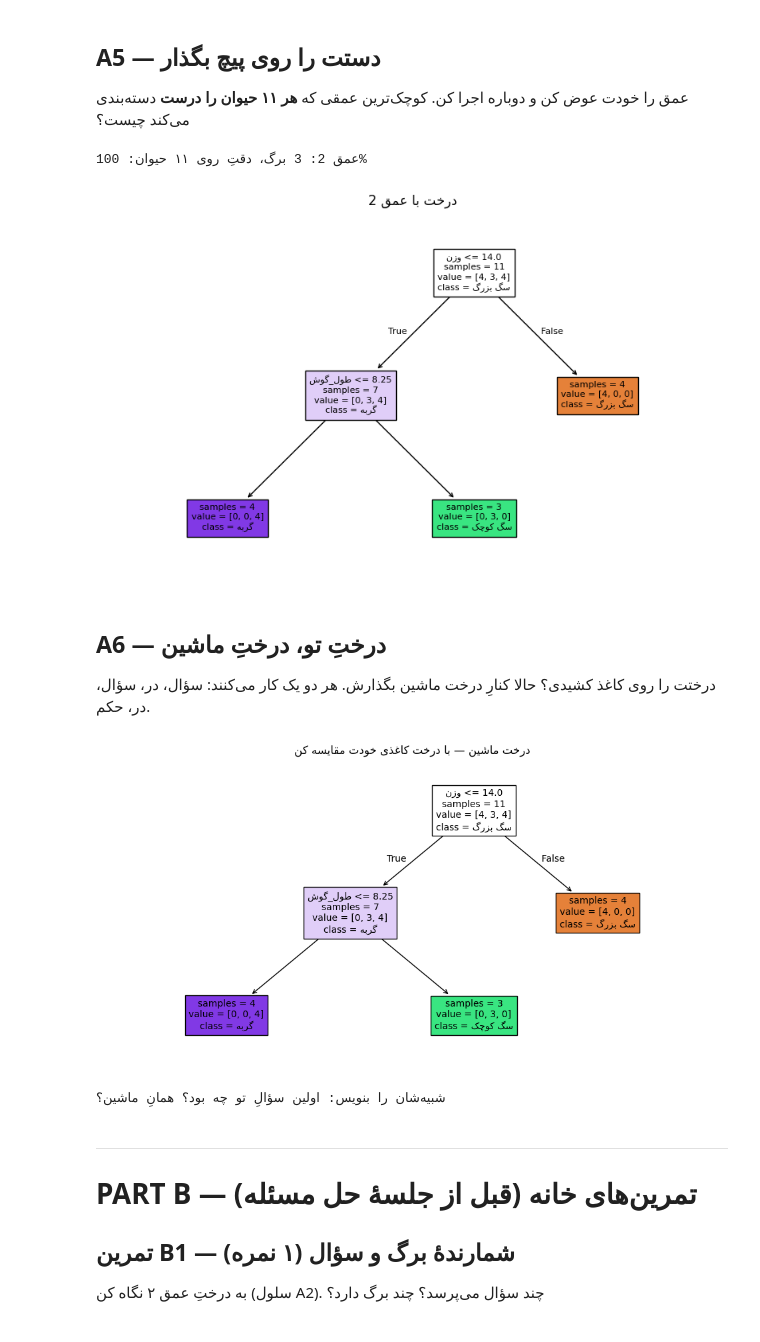
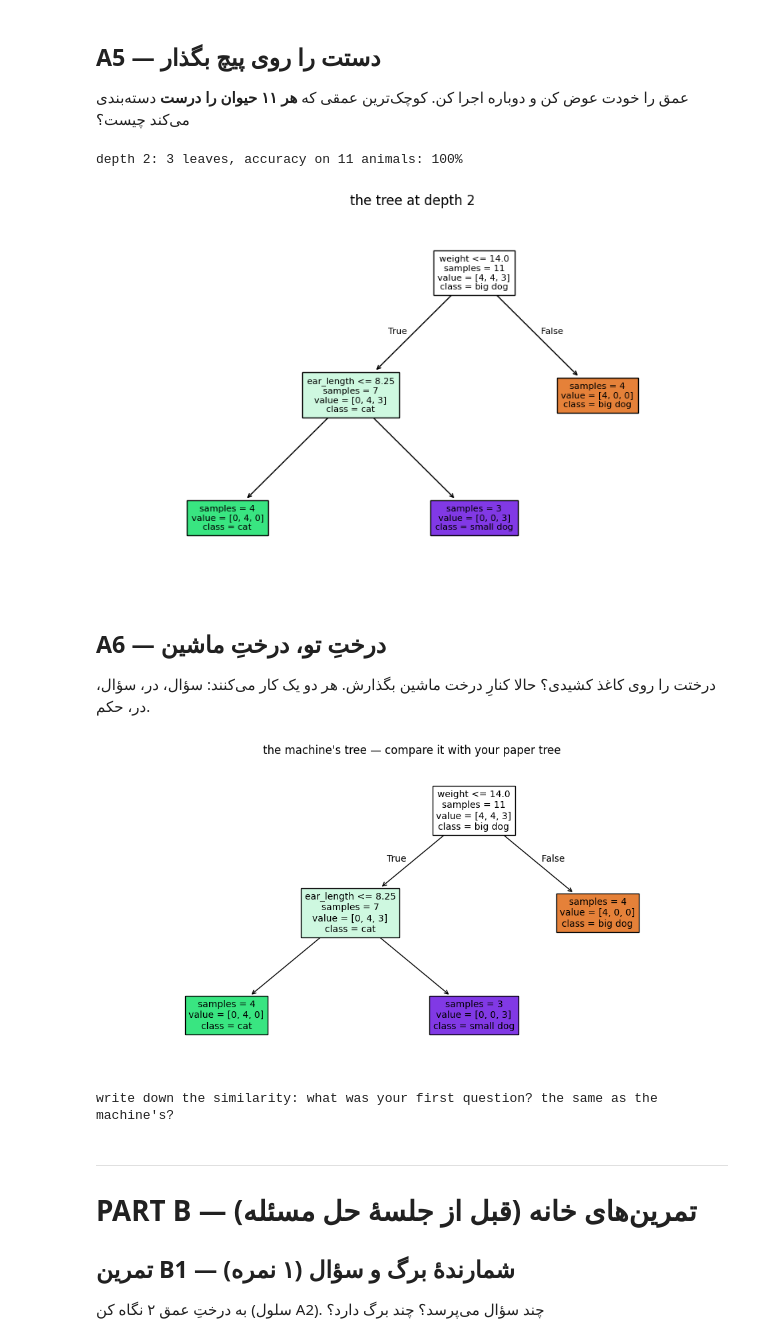
Before and after one commit to armin-behnamnia/mclr, a Jupyter notebook: sessions/s02_the_20_questions_machine/notebook/s02_notebook.ipynb, the cells around one changed output. Cells and saved outputs as stored; diff of their text form; code cells hidden in the pictures.

```diff
--- a/sessions/s02_the_20_questions_machine/notebook/s02_notebook.ipynb
+++ b/sessions/s02_the_20_questions_machine/notebook/s02_notebook.ipynb
@@ -189,63 +178,63 @@ for depth in (1, 2):
 
 عمق را خودت عوض کن و دوباره اجرا کن. کوچک‌ترین عمقی که **هر ۱۱ حیوان را درست** دسته‌بندی می‌کند چیست؟
 # %%
-# A5 — پیچِ عمق: عدد را عوض کن، اجرا کن، ببین
+# A5 — the depth knob: change the number, run, watch
 animals = pd.DataFrame({
-    "وزن": [4.5, 3.0, 6.0, 5.0,   22, 32, 28, 38,   4, 3.5, 4.5],
-    "طول_گوش": [5, 7, 4, 6,        9, 12, 11, 13,    11, 9.5, 10],
-    "گروه": ["گربه", "گربه", "گربه", "گربه",
-             "سگ بزرگ", "سگ بزرگ", "سگ بزرگ", "سگ بزرگ",
-             "سگ کوچک", "سگ کوچک", "سگ کوچک"],
-}, index=["پرشین", "سیامی", "گارفیلد", "شارتز",
-          "بولداگ", "آلمانی", "گلدن", "دابلمان",
-          "پودل", "یورکشایر", "پاپیلون"])
-X = animals[["وزن", "طول_گوش"]]
-y = animals["گروه"]
-max_depth = 2   # <-- این را عوض کن: 1، 2، 3، 5، 10
+    "weight": [4.5, 3.0, 6.0, 5.0,   22, 32, 28, 38,   4, 3.5, 4.5],
+    "ear_length": [5, 7, 4, 6,        9, 12, 11, 13,    11, 9.5, 10],
+    "group": ["cat", "cat", "cat", "cat",
+              "big dog", "big dog", "big dog", "big dog",
+              "small dog", "small dog", "small dog"],
+}, index=["persian", "siamese", "garfield", "chartreux",
+          "bulldog", "german", "golden", "doberman",
+          "poodle", "yorkshire", "papillon"])
+X = animals[["weight", "ear_length"]]
+y = animals["group"]
+max_depth = 2   # <-- change this: 1, 2, 3, 5, 10
 
 model = DecisionTreeClassifier(max_depth=max_depth, random_state=42).fit(X, y)
 correct = (model.predict(X) == y).mean()
 leaves = model.get_n_leaves()
-print(f"عمق {max_depth}: {leaves} برگ، دقتِ روی ۱۱ حیوان: {correct:.0%}")
+print(f"depth {max_depth}: {leaves} leaves, accuracy on 11 animals: {correct:.0%}")
 
 plt.figure(figsize=(10, 6))
-plot_tree(model, feature_names=[fa(c) for c in X.columns],
-          class_names=[fa(c) for c in sorted(y.unique())],
+plot_tree(model, feature_names=list(X.columns),
+          class_names=sorted(y.unique()),
           filled=True, fontsize=8, impurity=False)
-plt.title(fa(f"درخت با عمق {max_depth}"))
+plt.title(f"the tree at depth {max_depth}")
 plt.show()
 # %% [output]
-عمق 2: 3 برگ، دقتِ روی ۱۱ حیوان: 100%
+depth 2: 3 leaves, accuracy on 11 animals: 100%
-[figure, old version]
+[figure, new version]
 # %% [markdown]
 ## A6 — درختِ تو، درختِ ماشین
 
 درختت را روی کاغذ کشیدی؟ حالا کنارِ درخت ماشین بگذارش.
 هر دو یک کار می‌کنند: سؤال، در، سؤال، در، حکم.
 # %%
-# A6 — درخت نهایی ماشین، کنار درختِ کاغذی تو
+# A6 — the machine's final tree, next to your paper tree
 animals = pd.DataFrame({
-    "وزن": [4.5, 3.0, 6.0, 5.0,   22, 32, 28, 38,   4, 3.5, 4.5],
-    "طول_گوش": [5, 7, 4, 6,        9, 12, 11, 13,    11, 9.5, 10],
-    "گروه": ["گربه", "گربه", "گربه", "گربه",
-             "سگ بزرگ", "سگ بزرگ", "سگ بزرگ", "سگ بزرگ",
-             "سگ کوچک", "سگ کوچک", "سگ کوچک"],
-}, index=["پرشین", "سیامی", "گارفیلد", "شارتز",
-          "بولداگ", "آلمانی", "گلدن", "دابلمان",
-          "پودل", "یورکشایر", "پاپیلون"])
-X = animals[["وزن", "طول_گوش"]]
-y = animals["گروه"]
+    "weight": [4.5, 3.0, 6.0, 5.0,   22, 32, 28, 38,   4, 3.5, 4.5],
+    "ear_length": [5, 7, 4, 6,        9, 12, 11, 13,    11, 9.5, 10],
+    "group": ["cat", "cat", "cat", "cat",
+              "big dog", "big dog", "big dog", "big dog",
+              "small dog", "small dog", "small dog"],
+}, index=["persian", "siamese", "garfield", "chartreux",
+          "bulldog", "german", "golden", "doberman",
+          "poodle", "yorkshire", "papillon"])
+X = animals[["weight", "ear_length"]]
+y = animals["group"]
 model = DecisionTreeClassifier(max_depth=2, random_state=42).fit(X, y)
 plt.figure(figsize=(12, 6))
-plot_tree(model, feature_names=[fa(c) for c in X.columns],
-          class_names=[fa(c) for c in sorted(y.unique())],
+plot_tree(model, feature_names=list(X.columns),
+          class_names=sorted(y.unique()),
           filled=True, fontsize=10, impurity=False)
-plt.title(fa("درختِ ماشین — با درختِ کاغذیِ خودت مقایسه کن"))
+plt.title("the machine's tree — compare it with your paper tree")
 plt.show()
-print("شبیه‌شان را بنویس: اولین سؤالِ تو چه بود؟ همانِ ماشین؟")
+print("write down the similarity: what was your first question? the same as the machine's?")
 # %% [output]
-[figure, old version]
+[figure, new version]
-شبیه‌شان را بنویس: اولین سؤالِ تو چه بود؟ همانِ ماشین؟
+write down the similarity: what was your first question? the same as the machine's?
 # %% [markdown]
 ---
 
```
Also changed, not shown: parts of 13 cells of this notebook, 41 other files.
